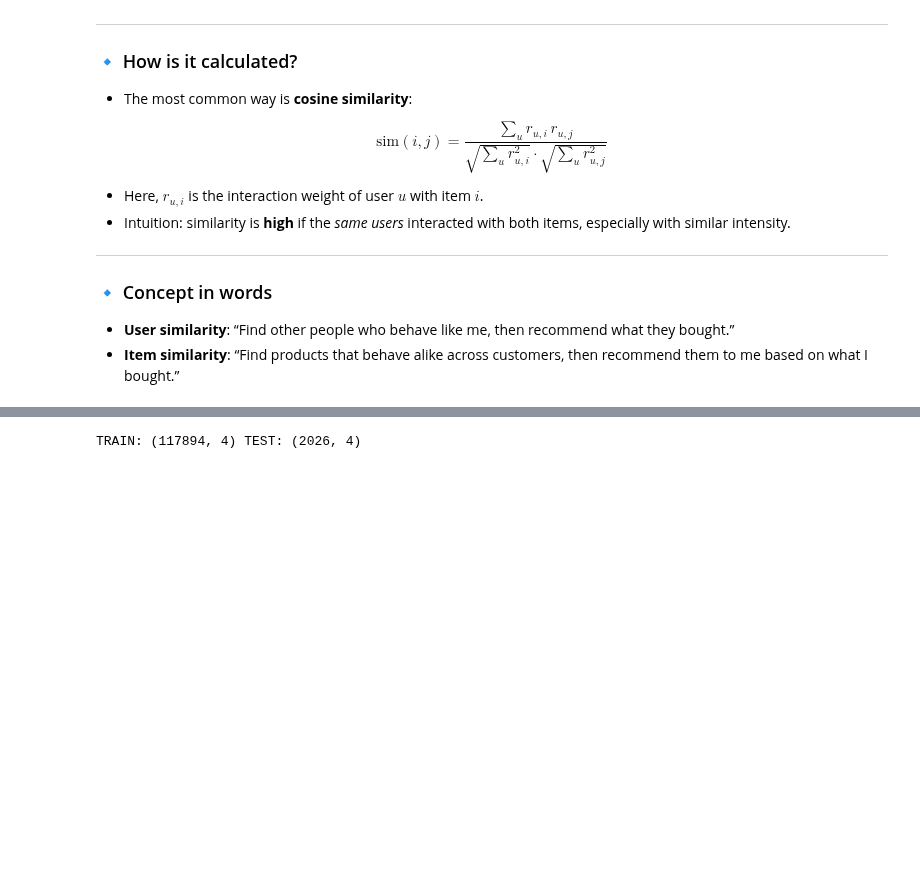
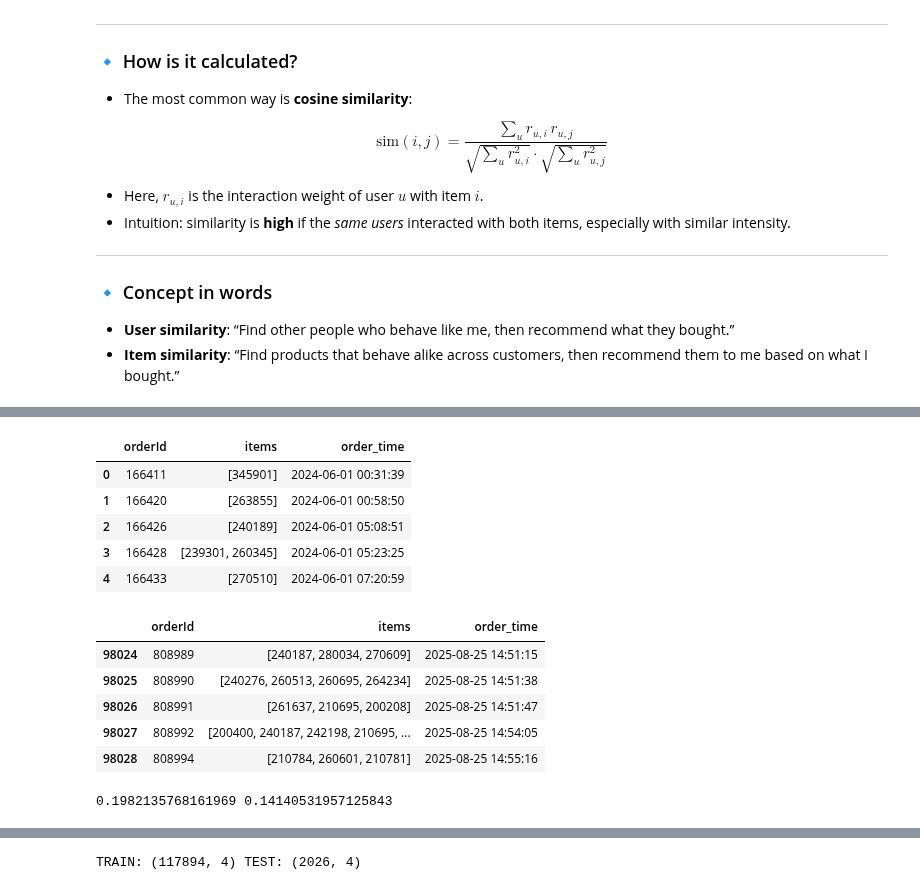
Before and after one commit to maria-lagerholm/itcm_recommendation_engine, a Jupyter notebook: notebooks/collaborative_filtering/iicf_purchases_KNN.ipynb, the cells around one changed output, grey strips where cells are left out. Cells and saved outputs as stored; diff of their text form; code cells hidden in the pictures; blank space fills up the shorter version.

```diff
--- a/notebooks/collaborative_filtering/iicf_purchases_KNN.ipynb
+++ b/notebooks/collaborative_filtering/iicf_purchases_KNN.ipynb
@@ -80,0 +77,27 @@ tx
+# %%
+def build_baskets(tx: pd.DataFrame) -> pd.DataFrame:
+    df = tx.copy()
+    df["created"] = pd.to_datetime(df["created"], errors="coerce")
+    baskets = (
+        df.groupby("orderId", as_index=False)
+          .agg(
+              items=("groupId", lambda s: list(set(s))),
+              order_time=("created", "max"),
+          )
+    )
+    return baskets
+
+def baskets_eval_only(baskets: pd.DataFrame) -> pd.DataFrame:
+    return baskets[baskets["items"].apply(lambda x: len(set(x)) >= 2)].copy()
+
+
+def temporal_split_baskets(baskets: pd.DataFrame, weeks: int = 6):
+    b = baskets.copy()
+    b["order_time"] = pd.to_datetime(b["order_time"], errors="coerce")
+    T_end = b["order_time"].max()
+    T = T_end - timedelta(days=7*weeks)
+    train_orders = b[b["order_time"] < T].copy()
+    test_orders = b[(b["order_time"] >= T) & (b["items"].apply(lambda x: len(set(x)) >= 2))].copy()
+    return train_orders, test_orders, T_end, T
+# %%
+baskets = build_baskets(tx)
@@ -80,0 +106,10 @@ tx
+# %%
+train_orders, test_orders, T_end, T = temporal_split_baskets(baskets, weeks=6)
+# %%
+print(T_end)
+print(T)
+print(len(train_orders))
+print(len(test_orders))
+display(train_orders.head(5))
+display(test_orders.head(5))
+# %% [output]
@@ -80,0 +120,12 @@ tx
+|  | orderId | items | order_time |
+| 0 | 166411 | [345901] | 2024-06-01 00:31:39 |
+| 1 | 166420 | [263855] | 2024-06-01 00:58:50 |
+| 2 | 166426 | [240189] | 2024-06-01 05:08:51 |
+| 3 | 166428 | [239301, 260345] | 2024-06-01 05:23:25 |
+| 4 | 166433 | [270510] | 2024-06-01 07:20:59 |
+|  | orderId | items | order_time |
+| 98024 | 808989 | [240187, 280034, 270609] | 2025-08-25 14:51:15 |
+| 98025 | 808990 | [240276, 260513, 260695, 264234] | 2025-08-25 14:51:38 |
+| 98026 | 808991 | [261637, 210695, 200208] | 2025-08-25 14:51:47 |
+| 98027 | 808992 | [200400, 240187, 242198, 210695, ... | 2025-08-25 14:54:05 |
+| 98028 | 808994 | [210784, 260601, 210781] | 2025-08-25 14:55:16 |
@@ -80,0 +182,20 @@ tx
+# %%
+def eval_basket_completion(test_orders, neighbors, K=10, candidates=None):
+    hits = 0
+    total = 0
+    for items in test_orders["items"]:
+        B = list(dict.fromkeys(items))
+        if len(B) < 2:
+            continue
+        for holdout in B:
+            seed = [x for x in B if x != holdout]
+            recs = [i for i,_ in recommend_from_seed(neighbors, seed, topk=K, candidates=candidates)]
+            hits += int(holdout in recs)
+            total += 1
+    return hits/total if total else 0.0
+
+hit_at_10 = eval_basket_completion(test_orders, neighbors, K=10)
+hit_at_5  = eval_basket_completion(test_orders, neighbors, K=5)
+print(hit_at_10, hit_at_5)
+# %% [output]
+0.1982135768161969 0.14140531957125843
```
Also changed, not shown: parts of 19 cells of this notebook, 6 other files.
